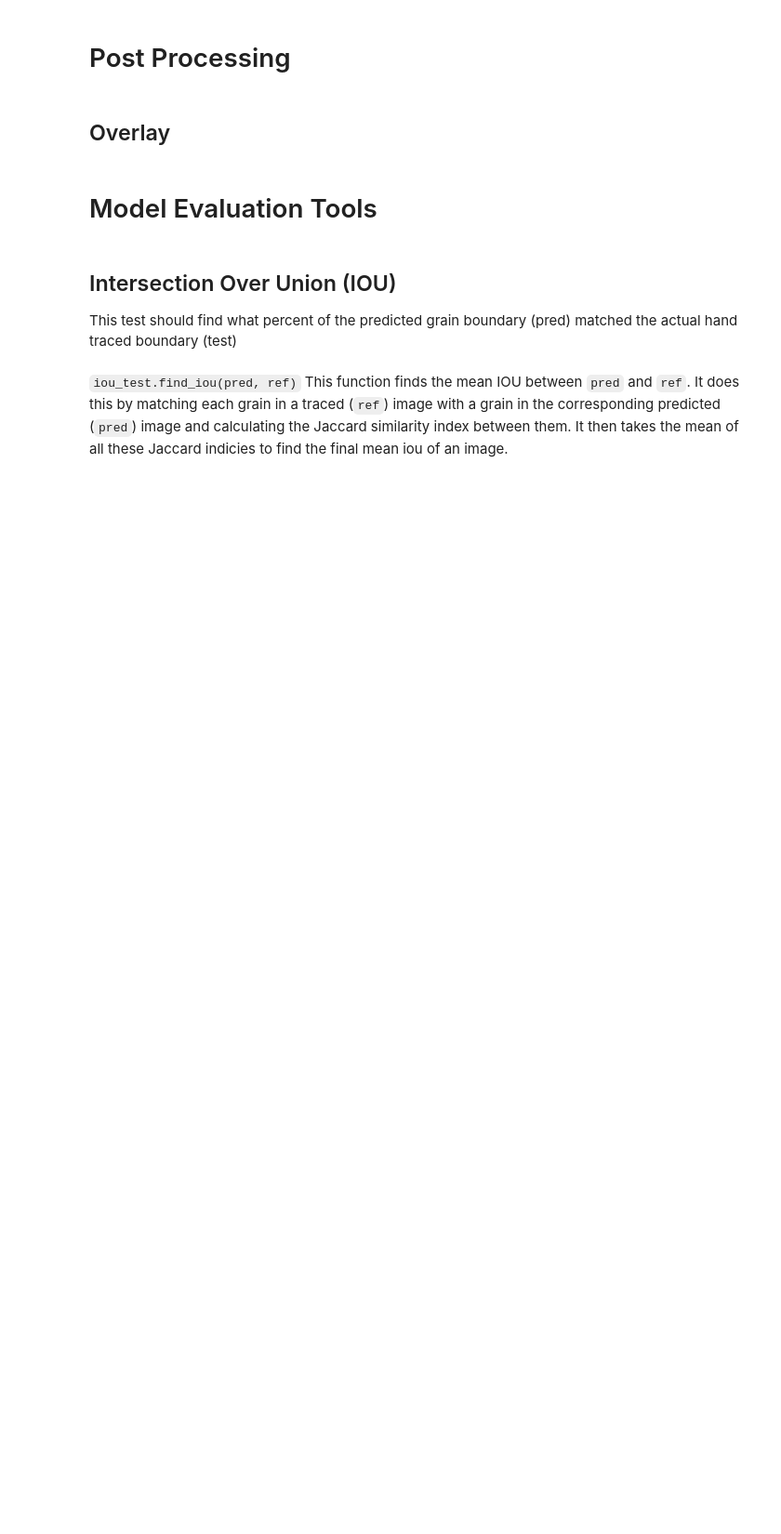
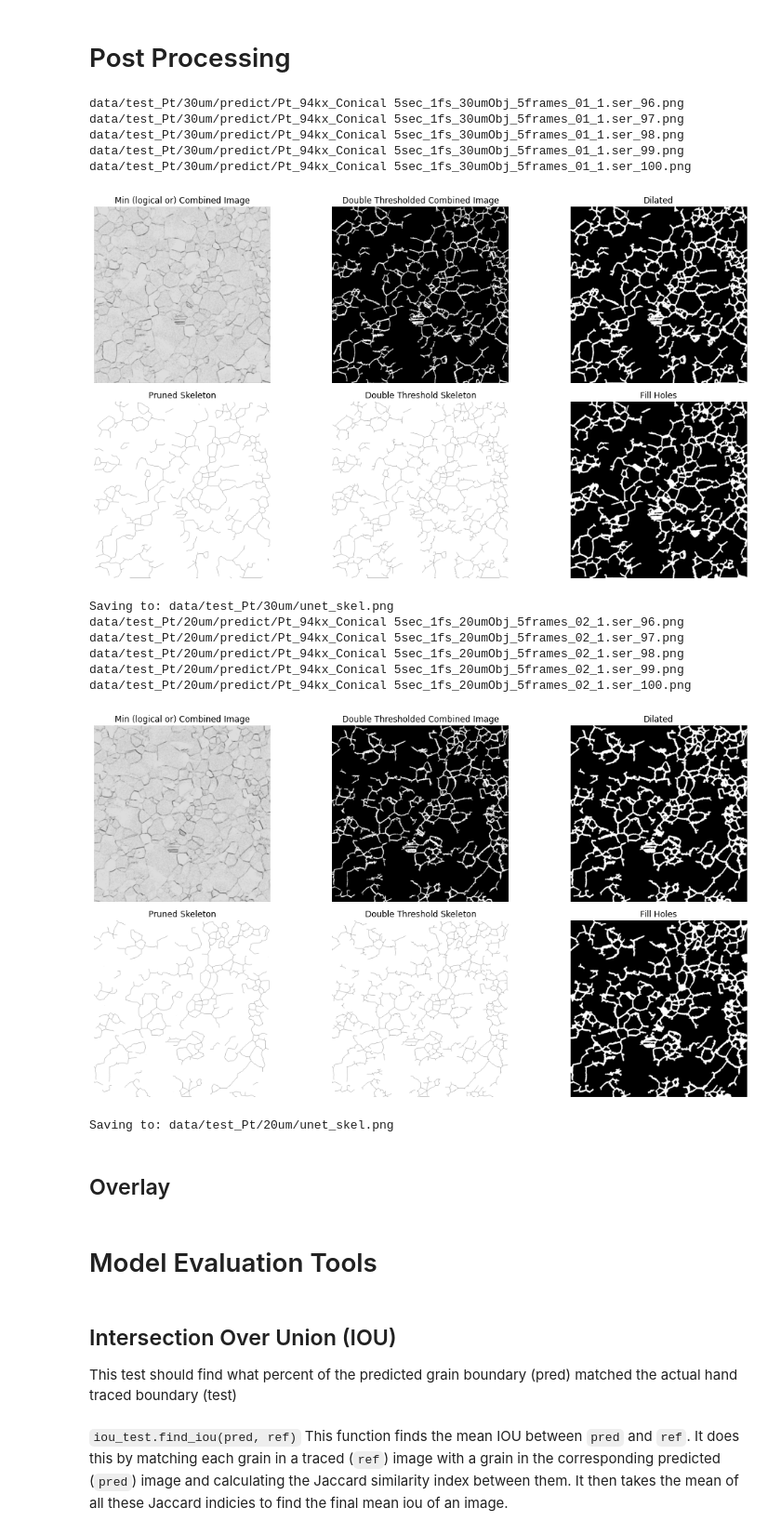
Before and after one commit to xkstein/Grain-U-Net, a Jupyter notebook: main.ipynb, the cells around one changed output. Shown at 93% size. Saved outputs shown, nothing was run; the diff lists cells and outputs as text; code cells hidden in the pictures; blank space fills up the shorter version.

```diff
--- a/main.ipynb
+++ b/main.ipynb
@@ -181,14 +228,16 @@ for ind, path in enumerate(paths):
 from pathlib import Path
 from skimage import io
 from src import post_process
+import numpy as np
 
+test_dir = Path('data/test_Pt/')
 if 'test_dir' not in locals():
-    test_dir = Path('data/test_Cu/')
+    test_dir = Path('data/test_Pt/')
 
 process_args = {
-        'compilation': 'max',
-        'liberal_thresh': 195,
-        'conservative_thresh': 135,
+        'compilation': 'min',
+        'liberal_thresh': 243,
+        'conservative_thresh': 235,
         'invert_double_thresh': True,
         'n_dilations': 2,
         'min_grain_area': 300,
@@ -202,40 +251,56 @@ for FOV in test_dir.glob('*'):
 
     imgs = np.array([])
     for fname in FOV.glob("predict/*.png"):
+        print(fname)
         if not fname.is_file(): continue
 
         img = io.imread(fname)
         if len(img.shape) > 2:
             img = img[:,:,0]
 
         if len(imgs) == 0:
             imgs = img
         else:
             imgs = np.dstack((imgs,img))
 
     data = post_process(imgs, **process_args)
 
     from matplotlib import pyplot as plt
     from src.visual_tools import *
     fig, axes = plt.subplots(2, 3, figsize=(15,8))
 
     for ax in axes.flatten():
         ax.set_axis_off()
 
     sub_plot(axes[0,0], data['compiled'], title='Min (logical or) Combined Image')
     sub_plot(axes[0,1], data['double_thresh'], title='Double Thresholded Combined Image')
     sub_plot(axes[0,2], data['dilated'], title='Dilated')
     sub_plot(axes[1,2], data['closed'], title='Fill Holes')
 
-    sub_plot(axes[1,1], data['skeleton'], title='Double Threshold Skeleton')
-    sub_plot(axes[1,0], data['pruned_skeleton'], title='Pruned Skeleton')
+    sub_plot(axes[1,1], 255*(1-data['skeleton']), title='Double Threshold Skeleton')
+    sub_plot(axes[1,0], 255*(1-data['pruned_skeleton']), title='Pruned Skeleton')
 
     fig.tight_layout()
     plt.show()
     plt.close()
 
-    io.imsave(FOV / 'unet_max_compiled.png', data['compiled'].astype('uint8'))
+    io.imsave(FOV / 'unet_skel.png', 255 * data['pruned_skeleton'].astype('uint8'))
     print(f'Saving to: {FOV / "unet_skel.png"}')
+# %% [output]
+data/test_Pt/30um/predict/Pt_94kx_Conical 5sec_1fs_30umObj_5frames_01_1.ser_96.png
+data/test_Pt/30um/predict/Pt_94kx_Conical 5sec_1fs_30umObj_5frames_01_1.ser_97.png
+data/test_Pt/30um/predict/Pt_94kx_Conical 5sec_1fs_30umObj_5frames_01_1.ser_98.png
+data/test_Pt/30um/predict/Pt_94kx_Conical 5sec_1fs_30umObj_5frames_01_1.ser_99.png
+data/test_Pt/30um/predict/Pt_94kx_Conical 5sec_1fs_30umObj_5frames_01_1.ser_100.png
+[figure, added]
+Saving to: data/test_Pt/30um/unet_skel.png
+data/test_Pt/20um/predict/Pt_94kx_Conical 5sec_1fs_20umObj_5frames_02_1.ser_96.png
+data/test_Pt/20um/predict/Pt_94kx_Conical 5sec_1fs_20umObj_5frames_02_1.ser_97.png
+data/test_Pt/20um/predict/Pt_94kx_Conical 5sec_1fs_20umObj_5frames_02_1.ser_98.png
+data/test_Pt/20um/predict/Pt_94kx_Conical 5sec_1fs_20umObj_5frames_02_1.ser_99.png
+data/test_Pt/20um/predict/Pt_94kx_Conical 5sec_1fs_20umObj_5frames_02_1.ser_100.png
+[figure, added]
+Saving to: data/test_Pt/20um/unet_skel.png
 # %% [markdown]
 ## Overlay
 # %%
```
Also changed, not shown: parts of 7 cells of this notebook, 4 other files.
